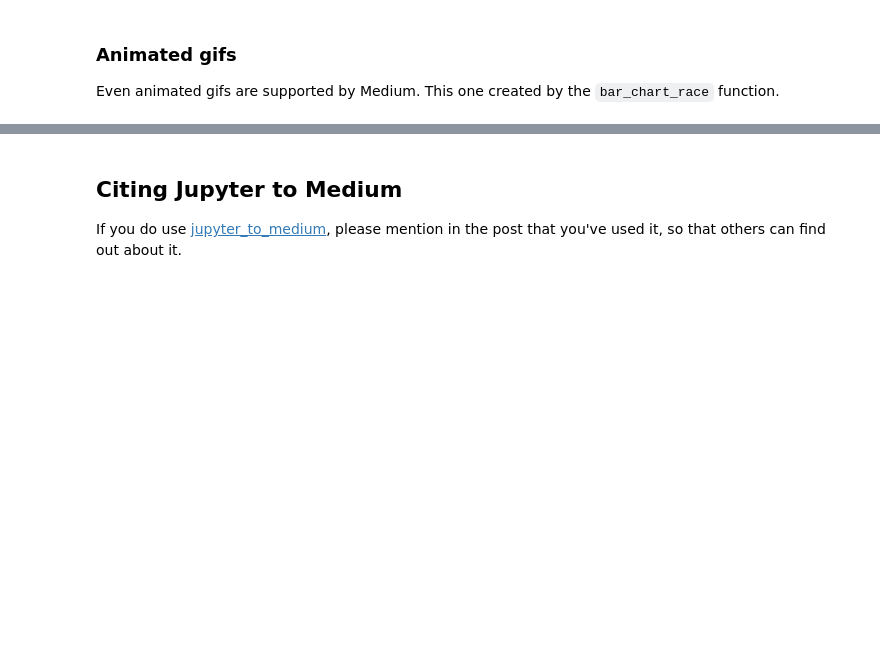
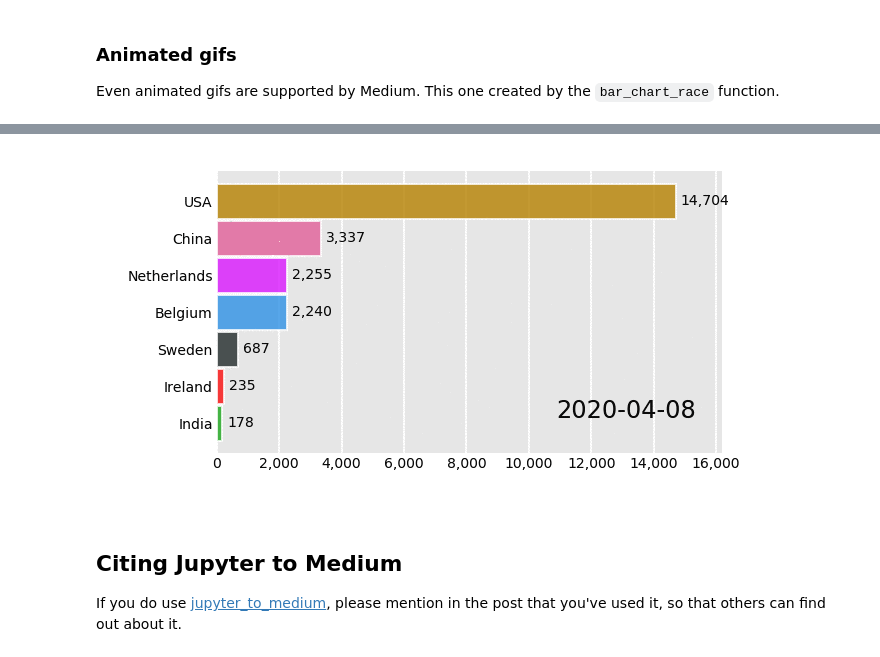
Before and after one commit to dexplo/jupyter_to_medium, a Jupyter notebook: Jupyter to Medium Initial Post.ipynb, the cells around one changed output, grey strips where cells are left out. Saved outputs shown, nothing was run; the diff lists cells and outputs as text; code cells hidden in the pictures; blank space fills up the shorter version.

```diff
--- a/Jupyter to Medium Initial Post.ipynb
+++ b/Jupyter to Medium Initial Post.ipynb
@@ -128,7 +128,7 @@ df.loc['2020-04-12'].sort_values().plot(kind='barh', ax=ax, width=.8);
 
 Even animated gifs are supported by Medium. This one created by the `bar_chart_race` function.
 # %%
-from IPython.display import HTML, Image
-bcr.bar_chart_race(df, 'docs/images/covid.gif', figsize=(4, 2.5))
-Image(url='docs/images/covid.gif')
+from IPython.display import Image
+bcr.bar_chart_race(df, 'docs/images/covid19.gif', figsize=(4, 2.5))
+Image(filename='docs/images/covid19.gif')
 # %% [output]
@@ -136,3 +135,4 @@ Image(url='docs/images/covid.gif')
+[figure, added]
 # %% [markdown]
 ## Citing Jupyter to Medium
 
```
Also changed, not shown: parts of 3 cells of this notebook.
